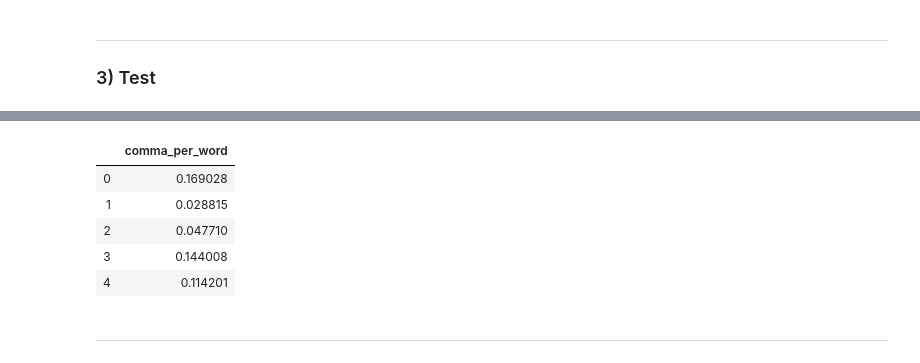
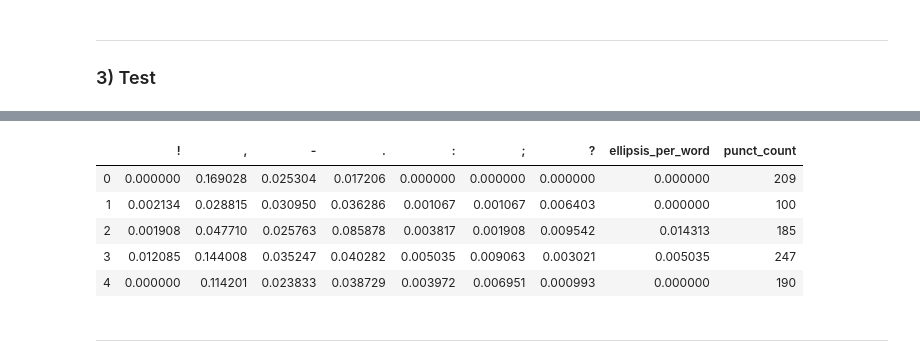
Before and after one commit to pedromlsreis/Bag_of_Authors, a Jupyter notebook: corpora_preprocessing.ipynb, the cells around one changed output, grey strips where cells are left out. Saved outputs shown, nothing was run; the diff lists cells and outputs as text; code cells hidden in the pictures.

Commit message:
Add punctuation counts.

```diff
--- a/corpora_preprocessing.ipynb
+++ b/corpora_preprocessing.ipynb
@@ -14,7 +14,11 @@ from utils.preprocessing import get_dataframe, label_encoding
 # %%
 # from sklearn.tree import DecisionTreeClassifier
 # %%
-forced = ["comma_per_word"]
+forced = [
+#     "comma_per_word",
+#     "point_per_word",
+#     "ellipsis_per_word",
+    ]
 # %% [markdown]
 ### 1) File Exploration
 # %%
@@ -70,11 +66,3 @@ ___
 train = get_dataframe(path_to_train="corpora/train/", author_list=authors,
                       preserve_blank_lines=False, join_every_line=True,
                       separator=" ")
-# %%
-# add new features
-train['comma_count'] = train["text"].str.count(",")
-train["word_count"] = train['text'].str.split().str.len()
-train['char_count'] = train["text"].str.len()
-train["comma_per_word"] = train['comma_count']/train["word_count"]
-
-train.head()
@@ -87,0 +78,5 @@ train.head()
+# %%
+# add new features
+train = feature_engineering(train, "text")
+
+train.head()
@@ -113,3 +93,3 @@ def clean_text(df, text_col=str):
 # %%
-train = clean_text(train, "text")
-train.head()
+# train = clean_text(train, "text")
+# train.head()
@@ -176,18 +154,15 @@ test
 # %%
 # add new features
-test['comma_count'] = test["text"].str.count(",")
-test["word_count"] = test['text'].str.split().str.len()
-test['char_count'] = test["text"].str.len()
-test["comma_per_word"] = test['comma_count'] / test["word_count"]
-
+test = feature_engineering(test, "text")
+test.drop("word_count", axis=1, inplace=True)
 test[Xcols].head()
 # %% [output]
-|  | comma_per_word |
-| 0 | 0.169028 |
-| 1 | 0.028815 |
-| 2 | 0.047710 |
-| 3 | 0.144008 |
-| 4 | 0.114201 |
+|  | ! | , | - | . | : | ; | ? | ellipsis_per_word | punct_count |
+| 0 | 0.000000 | 0.169028 | 0.025304 | 0.017206 | 0.000000 | 0.000000 | 0.000000 | 0.000000 | 209 |
+| 1 | 0.002134 | 0.028815 | 0.030950 | 0.036286 | 0.001067 | 0.001067 | 0.006403 | 0.000000 | 100 |
+| 2 | 0.001908 | 0.047710 | 0.025763 | 0.085878 | 0.003817 | 0.001908 | 0.009542 | 0.014313 | 185 |
+| 3 | 0.012085 | 0.144008 | 0.035247 | 0.040282 | 0.005035 | 0.009063 | 0.003021 | 0.005035 | 247 |
+| 4 | 0.000000 | 0.114201 | 0.023833 | 0.038729 | 0.003972 | 0.006951 | 0.000993 | 0.000000 | 190 |
 # %% [markdown]
 ___
 # %% [markdown]
```
Also changed, not shown: parts of 24 cells of this notebook, 1 other file.
